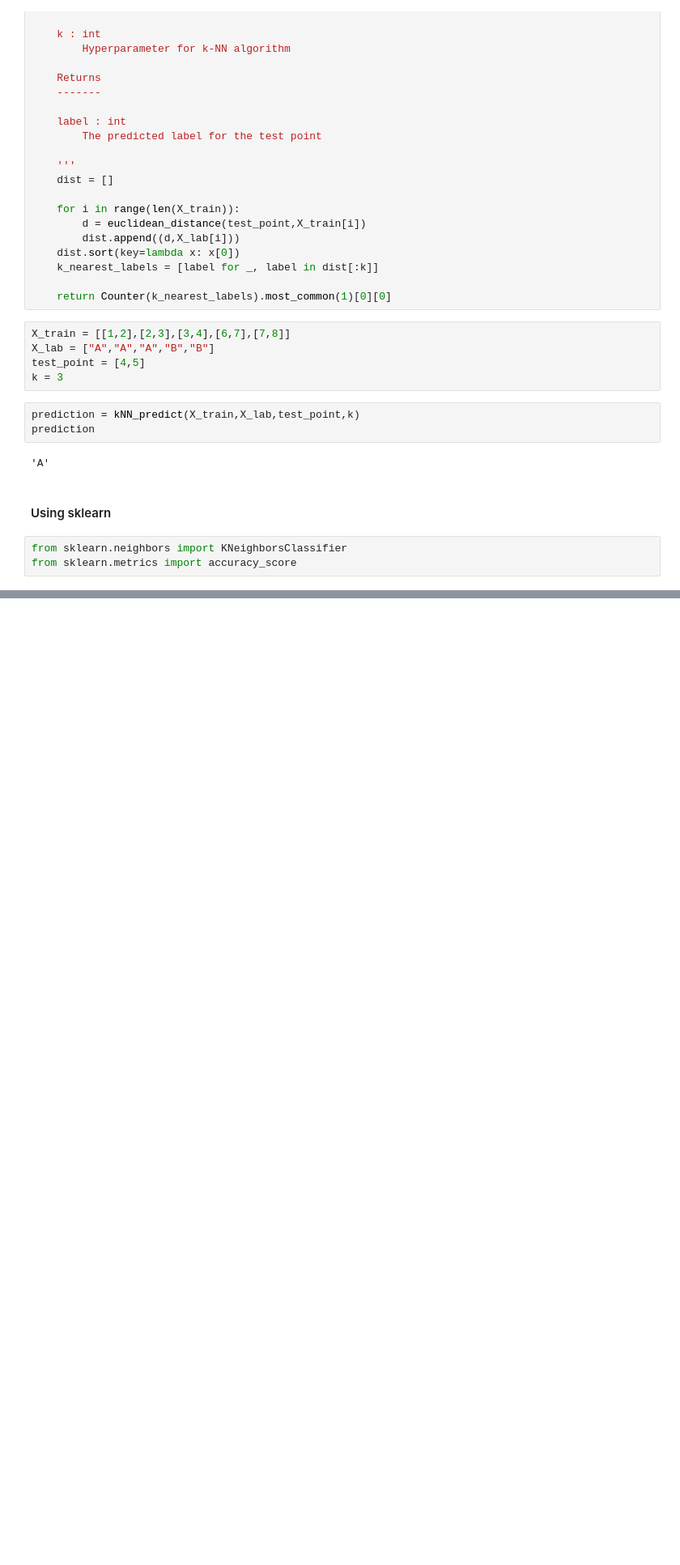
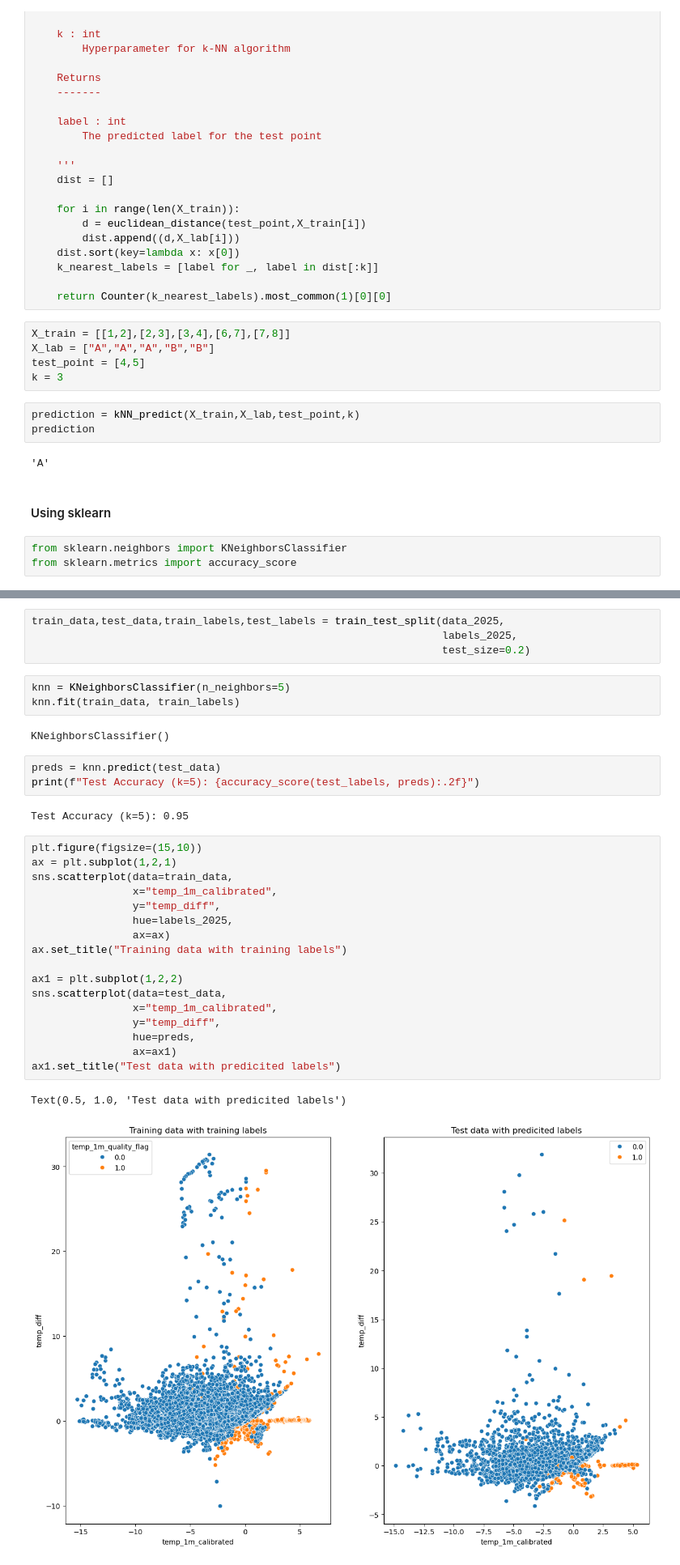
Before and after one commit to johtj/data_analysis_ml_project3, a Jupyter notebook: k-NN.ipynb, the cells around one changed output, grey strips where cells are left out. Shown at 81% size. Cells and saved outputs as stored; diff of their text form; blank space fills up the shorter version.

```diff
--- a/k-NN.ipynb
+++ b/k-NN.ipynb
@@ -94,0 +111,34 @@ print(np.shape(X_train),np.shape(X_test))
+# %%
+train_data,test_data,train_labels,test_labels = train_test_split(data_2025,
+                                                                 labels_2025,
+                                                                 test_size=0.2)
+# %%
+knn = KNeighborsClassifier(n_neighbors=5)
+knn.fit(train_data, train_labels)
+# %% [output]
+KNeighborsClassifier()
+# %%
+preds = knn.predict(test_data)
+print(f"Test Accuracy (k=5): {accuracy_score(test_labels, preds):.2f}")
+# %% [output]
+Test Accuracy (k=5): 0.95
+# %%
+plt.figure(figsize=(15,10))
+ax = plt.subplot(1,2,1)
+sns.scatterplot(data=train_data,
+                x="temp_1m_calibrated",
+                y="temp_diff",
+                hue=labels_2025,
+                ax=ax)
+ax.set_title("Training data with training labels")
+
+ax1 = plt.subplot(1,2,2)
+sns.scatterplot(data=test_data,
+                x="temp_1m_calibrated",
+                y="temp_diff",
+                hue=preds,
+                ax=ax1)
+ax1.set_title("Test data with predicited labels")
+# %% [output]
+Text(0.5, 1.0, 'Test data with predicited labels')
+[figure, added]
```
Also changed, not shown: parts of 29 cells of this notebook, 5 other files.
